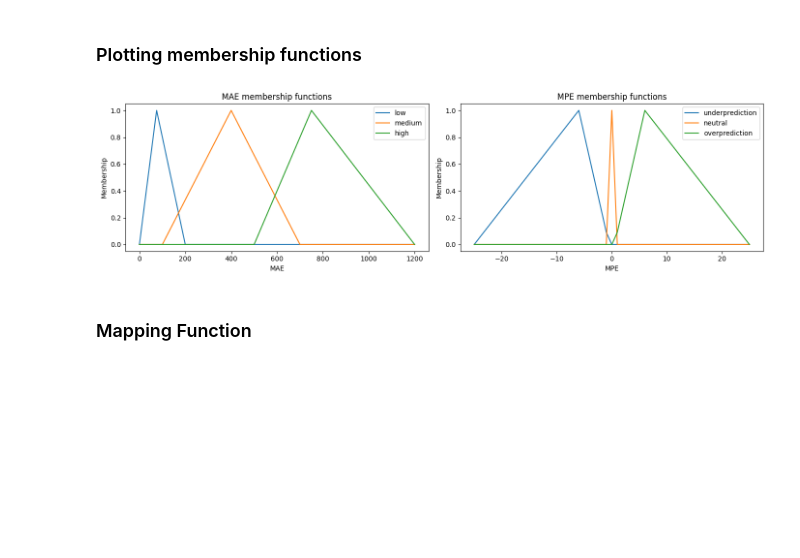
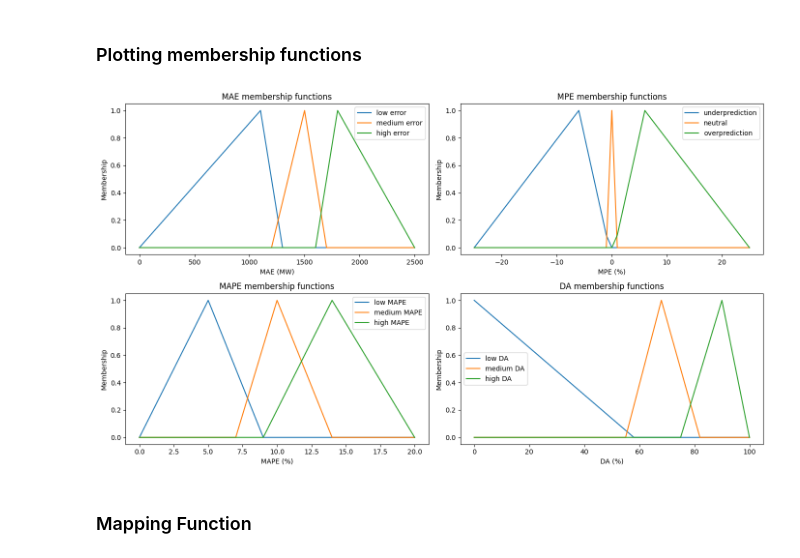
Before and after one commit to marilenaManoli/Time-Series-Forecast-Explanation-Thesis-Project, a Jupyter notebook: notebooks/04_fuzzy_labels.ipynb, the cells around one changed output. Drawn from its saved outputs; the diff is of its cells as text; code cells hidden in the pictures; blank space fills up the shorter version.

```diff
--- a/notebooks/04_fuzzy_labels.ipynb
+++ b/notebooks/04_fuzzy_labels.ipynb
@@ -33,9 +33,14 @@ metrics
 # %% [markdown]
 ### Defining the Fuzzy Universes
 # %%
-# MAE universe recalibrated to actual 7-model range (44 – 782 MW)
-mae_universe = np.arange(0, 1201, 1)
-mpe_universe = np.arange(-25, 26, 1)
+# MAE: recalibrated to real AEP daily data range (1091–1828 MW over 30-day horizon)
+mae_universe  = np.arange(0, 2501, 1)
+# MPE: signed bias, range −25 to +25 %
+mpe_universe  = np.arange(-25, 26, 1)
+# MAPE: percentage error, range 0–20 % (real-world 30-day energy benchmark)
+mape_universe = np.arange(0, 21, 1)
+# DA: directional accuracy, 0–100 %
+da_universe   = np.arange(0, 101, 1)
 # %% [markdown]
 ### Membership Functions
 # %%
@@ -53,28 +66,36 @@ mpe_over    = fuzz.trimf(mpe_universe, [0.5, 6, 25])
 # %% [markdown]
 ### Plotting membership functions
 # %%
-fig, axes = plt.subplots(1, 2, figsize=(14, 4))
+fig, axes = plt.subplots(2, 2, figsize=(14, 8))
 
-axes[0].plot(mae_universe, mae_low, label="low")
-axes[0].plot(mae_universe, mae_medium, label="medium")
-axes[0].plot(mae_universe, mae_high, label="high")
-axes[0].set_title("MAE membership functions")
-axes[0].set_xlabel("MAE")
-axes[0].set_ylabel("Membership")
-axes[0].legend()
+axes[0,0].plot(mae_universe, mae_low,    label="low error")
+axes[0,0].plot(mae_universe, mae_medium, label="medium error")
+axes[0,0].plot(mae_universe, mae_high,   label="high error")
+axes[0,0].set_title("MAE membership functions"); axes[0,0].set_xlabel("MAE (MW)")
+axes[0,0].set_ylabel("Membership"); axes[0,0].legend()
 
-axes[1].plot(mpe_universe, mpe_under, label="underprediction")
-axes[1].plot(mpe_universe, mpe_neutral, label="neutral")
-axes[1].plot(mpe_universe, mpe_over, label="overprediction")
-axes[1].set_title("MPE membership functions")
-axes[1].set_xlabel("MPE")
-axes[1].set_ylabel("Membership")
-axes[1].legend()
+axes[0,1].plot(mpe_universe, mpe_under,   label="underprediction")
+axes[0,1].plot(mpe_universe, mpe_neutral, label="neutral")
+axes[0,1].plot(mpe_universe, mpe_over,    label="overprediction")
+axes[0,1].set_title("MPE membership functions"); axes[0,1].set_xlabel("MPE (%)")
+axes[0,1].set_ylabel("Membership"); axes[0,1].legend()
+
+axes[1,0].plot(mape_universe, mape_low,    label="low MAPE")
+axes[1,0].plot(mape_universe, mape_medium, label="medium MAPE")
+axes[1,0].plot(mape_universe, mape_high,   label="high MAPE")
+axes[1,0].set_title("MAPE membership functions"); axes[1,0].set_xlabel("MAPE (%)")
+axes[1,0].set_ylabel("Membership"); axes[1,0].legend()
+
+axes[1,1].plot(da_universe, da_low,    label="low DA")
+axes[1,1].plot(da_universe, da_medium, label="medium DA")
+axes[1,1].plot(da_universe, da_high,   label="high DA")
+axes[1,1].set_title("DA membership functions"); axes[1,1].set_xlabel("DA (%)")
+axes[1,1].set_ylabel("Membership"); axes[1,1].legend()
 
 plt.tight_layout()
 plt.show()
 # %% [output]
-[figure, old version]
+[figure, new version]
 # %% [markdown]
 ### Mapping Function
 # %%
```
Also changed, not shown: parts of 5 cells of this notebook, 13 other files.
